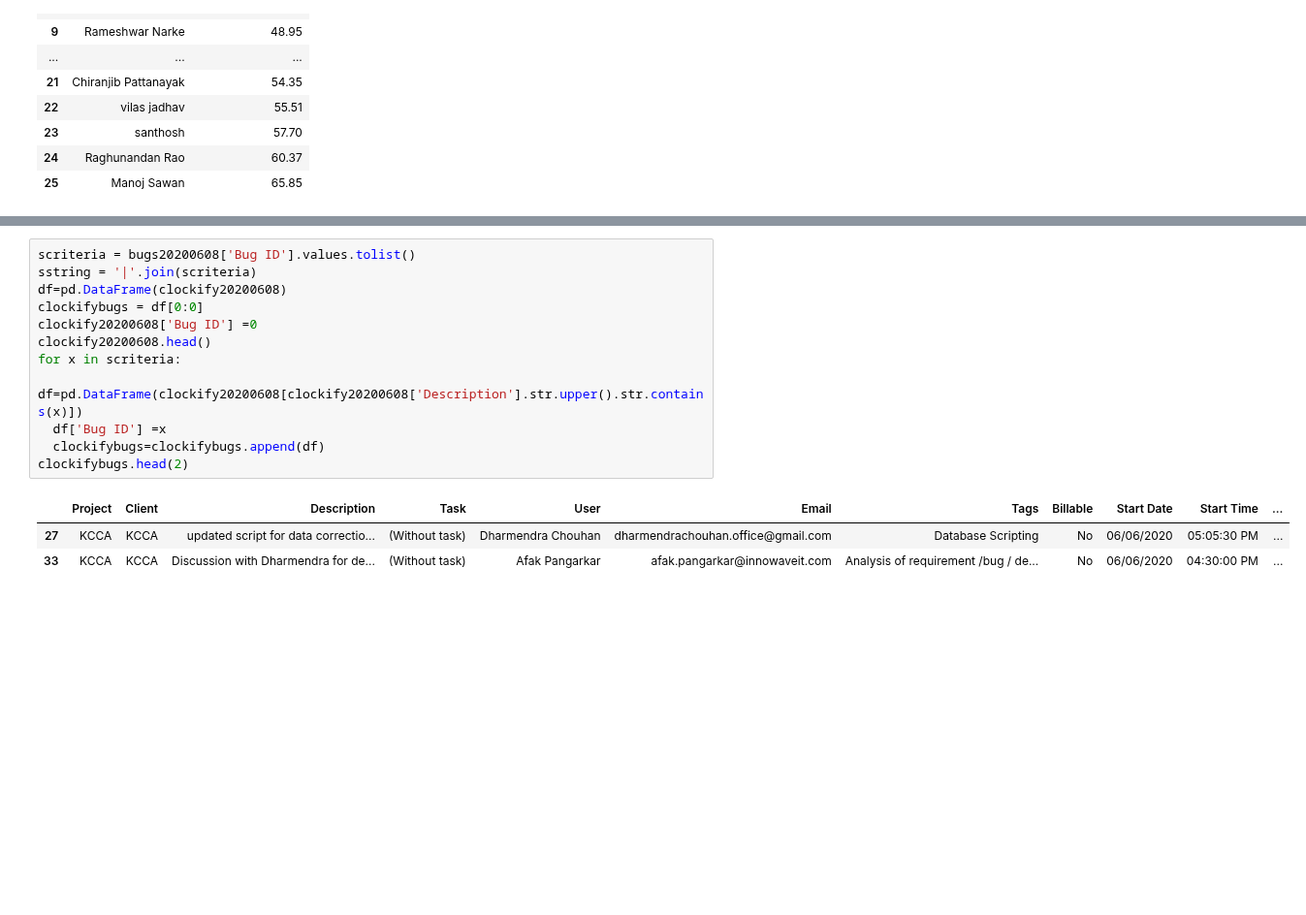
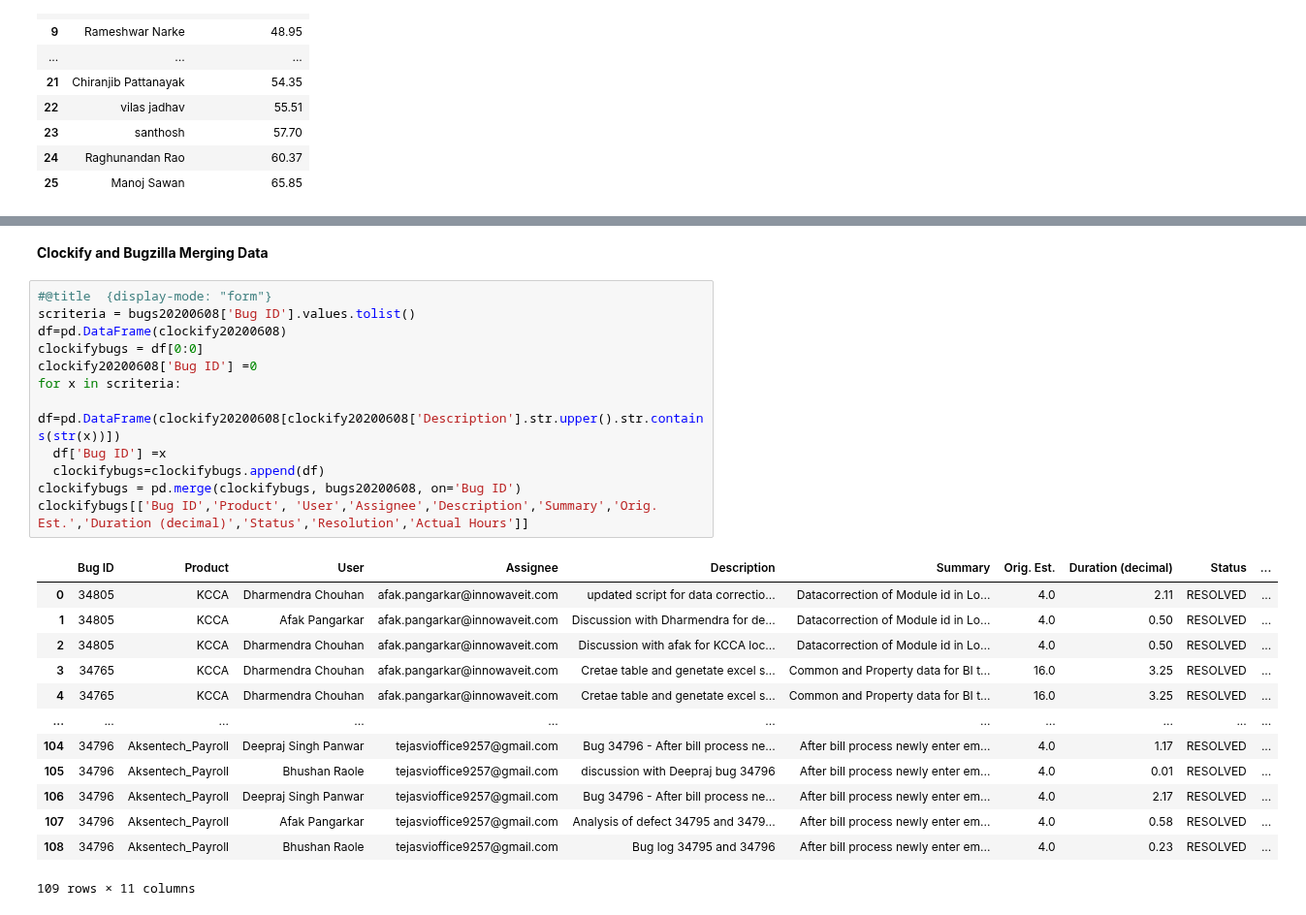
Before and after one commit to dharmendra-chouhan/s2datascience, a Jupyter notebook: Timesheet.ipynb, the cells around one changed output, grey strips where cells are left out. Shown at 97% size. Saved outputs shown, nothing was run; the diff lists cells and outputs as text; blank space fills up the shorter version.

```diff
--- a/Timesheet.ipynb
+++ b/Timesheet.ipynb
@@ -310,16 +271,28 @@ clockify20200608
+# %% [markdown]
+**Clockify and Bugzilla Merging Data**
 # %%
+#@title  {display-mode: "form"}
 scriteria = bugs20200608['Bug ID'].values.tolist()
-sstring = '|'.join(scriteria)
 df=pd.DataFrame(clockify20200608)
 clockifybugs = df[0:0]
 clockify20200608['Bug ID'] =0
-clockify20200608.head()
 for x in scriteria:
-  df=pd.DataFrame(clockify20200608[clockify20200608['Description'].str.upper().str.contains(x)])
+  df=pd.DataFrame(clockify20200608[clockify20200608['Description'].str.upper().str.contains(str(x))])
   df['Bug ID'] =x
   clockifybugs=clockifybugs.append(df)
-clockifybugs.head(2)
+clockifybugs = pd.merge(clockifybugs, bugs20200608, on='Bug ID')
+clockifybugs[['Bug ID','Product', 'User','Assignee','Description','Summary','Orig. Est.','Duration (decimal)','Status','Resolution','Actual Hours']]
 # %% [output]
-|  | Project | Client | Description | Task | User | Email | Tags | Billable | Start Date | Start Time | ... |
-| 27 | KCCA | KCCA | updated script for data correctio... | (Without task) | Dharmendra Chouhan | dharmendrachouhan.office@gmail.com | Database Scripting | No | 06/06/2020 | 05:05:30 PM | ... |
-| 33 | KCCA | KCCA | Discussion with Dharmendra for de... | (Without task) | Afak Pangarkar | afak.pangarkar@innowaveit.com | Analysis of requirement /bug / de... | No | 06/06/2020 | 04:30:00 PM | ... |
+|  | Bug ID | Product | User | Assignee | Description | Summary | Orig. Est. | Duration (decimal) | Status | ... |
+| 0 | 34805 | KCCA | Dharmendra Chouhan | afak.pangarkar@innowaveit.com | updated script for data correctio... | Datacorrection of Module id in Lo... | 4.0 | 2.11 | RESOLVED | ... |
+| 1 | 34805 | KCCA | Afak Pangarkar | afak.pangarkar@innowaveit.com | Discussion with Dharmendra for de... | Datacorrection of Module id in Lo... | 4.0 | 0.50 | RESOLVED | ... |
+| 2 | 34805 | KCCA | Dharmendra Chouhan | afak.pangarkar@innowaveit.com | Discussion with afak for KCCA loc... | Datacorrection of Module id in Lo... | 4.0 | 0.50 | RESOLVED | ... |
+| 3 | 34765 | KCCA | Dharmendra Chouhan | afak.pangarkar@innowaveit.com | Cretae table and genetate excel s... | Common and Property data for BI t... | 16.0 | 3.25 | RESOLVED | ... |
+| 4 | 34765 | KCCA | Dharmendra Chouhan | afak.pangarkar@innowaveit.com | Cretae table and genetate excel s... | Common and Property data for BI t... | 16.0 | 3.25 | RESOLVED | ... |
+| ... | ... | ... | ... | ... | ... | ... | ... | ... | ... | ... |
+| 104 | 34796 | Aksentech_Payroll | Deepraj Singh Panwar | tejasvioffice9257@gmail.com | Bug 34796 - After bill process ne... | After bill process newly enter em... | 4.0 | 1.17 | RESOLVED | ... |
+| 105 | 34796 | Aksentech_Payroll | Bhushan Raole | tejasvioffice9257@gmail.com | discussion with Deepraj bug 34796 | After bill process newly enter em... | 4.0 | 0.01 | RESOLVED | ... |
+| 106 | 34796 | Aksentech_Payroll | Deepraj Singh Panwar | tejasvioffice9257@gmail.com | Bug 34796 - After bill process ne... | After bill process newly enter em... | 4.0 | 2.17 | RESOLVED | ... |
+| 107 | 34796 | Aksentech_Payroll | Afak Pangarkar | tejasvioffice9257@gmail.com | Analysis of defect 34795 and 3479... | After bill process newly enter em... | 4.0 | 0.58 | RESOLVED | ... |
+| 108 | 34796 | Aksentech_Payroll | Bhushan Raole | tejasvioffice9257@gmail.com | Bug log 34795 and 34796 | After bill process newly enter em... | 4.0 | 0.23 | RESOLVED | ... |
+109 rows × 11 columns
```
Also changed, not shown: parts of 8 cells of this notebook.
